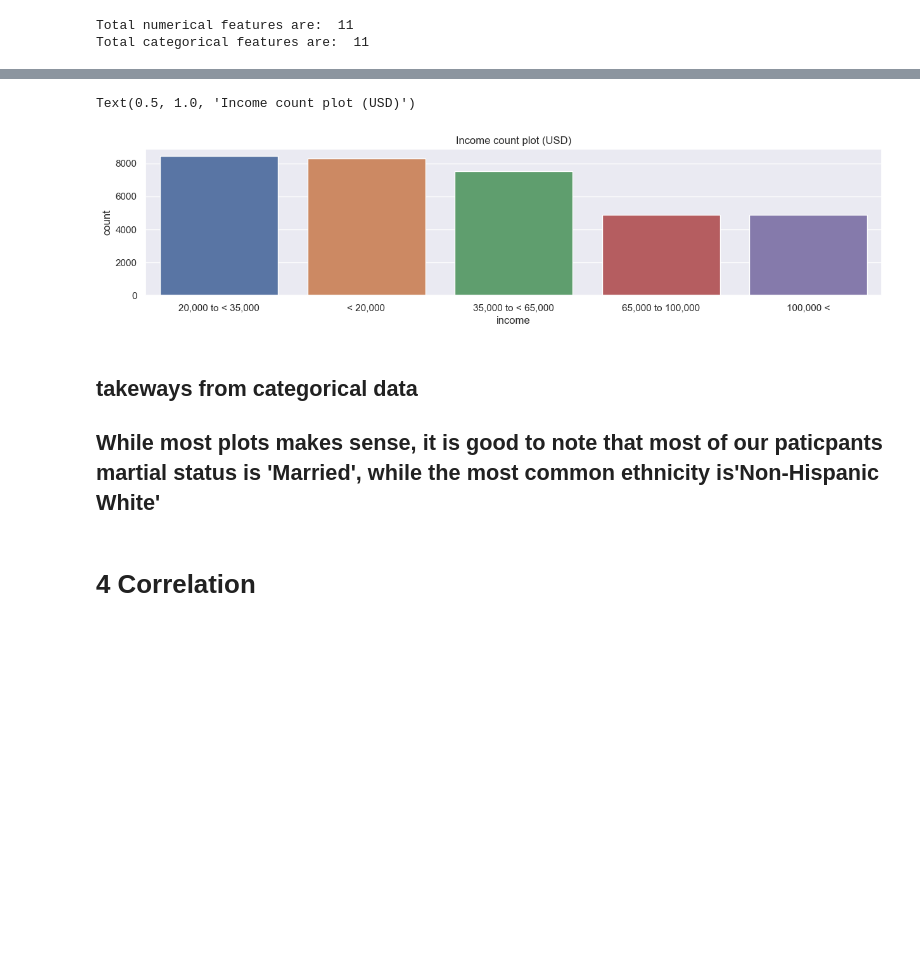
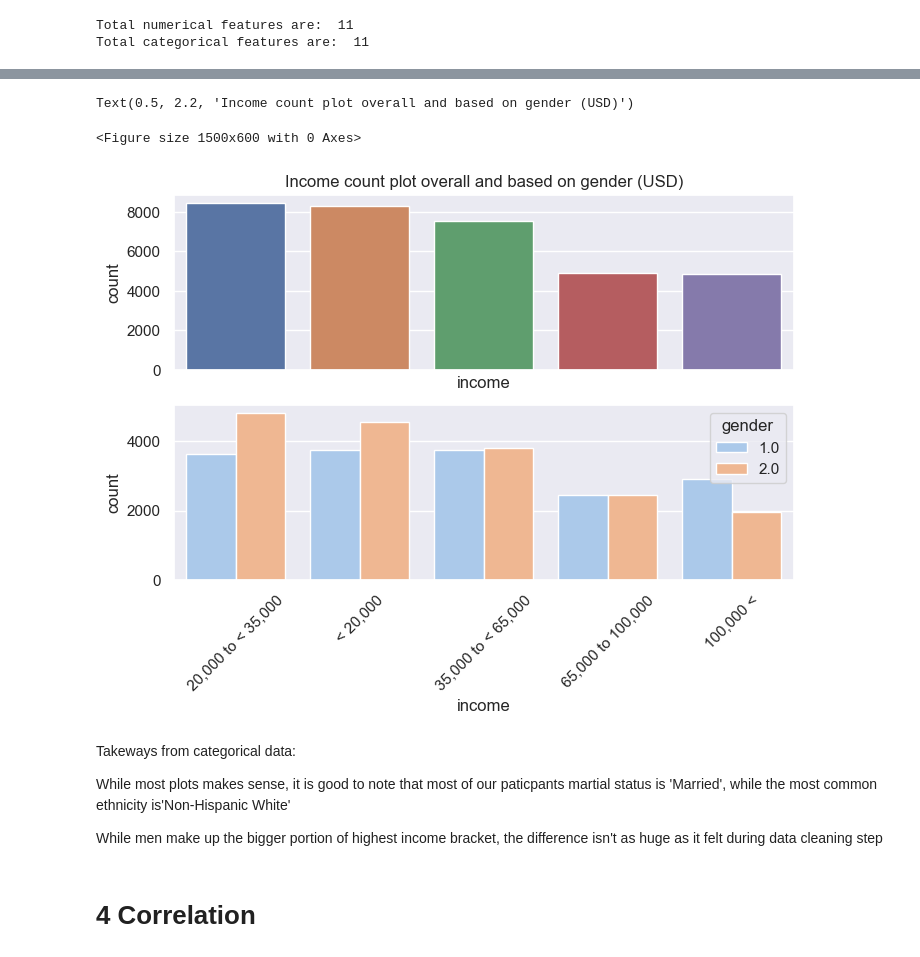
Before and after one commit to omi-singh17/Cardio-Disease-Prediction, a Jupyter notebook: 02 Exploratory Data Analysis/02_EDA.ipynb, the cells around one changed output, grey strips where cells are left out. Cells and saved outputs as stored; diff of their text form; code cells hidden in the pictures; blank space fills up the shorter version.

```diff
--- a/02 Exploratory Data Analysis/02_EDA.ipynb
+++ b/02 Exploratory Data Analysis/02_EDA.ipynb
@@ -167,23 +191,29 @@ for i in enumerate(categorical_features):
 # %%
 #update income values to actual range to get better idea of spread
 
-temp = df
-temp['income'] = df['income'].replace([1.0,2.0,3.0,4.0,13.0],'< 20,000')
-temp['income'] = df['income'].replace([5.0,6.0,12.0],'20,000 to < 35,000')
-temp['income'] = df['income'].replace([7.0,8.0,9.0],'35,000 to < 65,000')
-temp['income'] = df['income'].replace([10.0,11.0,14.0],'65,000 to 100,000')
-temp['income'] = df['income'].replace([15.0],'100,000 <')
+temp = df.copy()
+temp['income'] = temp['income'].replace([1.0,2.0,3.0,4.0,13.0],'< 20,000')
+temp['income'] = temp['income'].replace([5.0,6.0,12.0],'20,000 to < 35,000')
+temp['income'] = temp['income'].replace([7.0,8.0,9.0],'35,000 to < 65,000')
+temp['income'] = temp['income'].replace([10.0,11.0,14.0],'65,000 to 100,000')
+temp['income'] = temp['income'].replace([15.0],'100,000 <')
 
-plt.figure(figsize = (15,3))
-sns.countplot(x = 'income', data = temp, palette = 'deep' , order=temp['income'].value_counts().index)
-plt.title ('Income count plot (USD)')
+plt.figure(figsize = (15,6))
+fig, ax =plt.subplots(2, sharex = True)
+sns.countplot(ax = ax[0], x = 'income', data = temp, palette = 'deep' , order=temp['income'].value_counts().index)
+sns.countplot(ax=ax[1], x = 'income', data = temp, palette='pastel' , order=temp['income'].value_counts().index , hue='gender')
+plt.xticks(rotation = 45)
+plt.title ('Income count plot overall and based on gender (USD)', x=0.5, y=2.2)
 # %% [output]
-Text(0.5, 1.0, 'Income count plot (USD)')
+Text(0.5, 2.2, 'Income count plot overall and based on gender (USD)')
+<Figure size 1500x600 with 0 Axes>
-[figure, old version]
+[figure, new version]
 # %% [markdown]
-## takeways from categorical data
+Takeways from categorical data:
 
-## While most plots makes sense, it is good to note that most of our paticpants martial status is 'Married', while the most common ethnicity is'Non-Hispanic White'
+While most plots makes sense, it is good to note that most of our paticpants martial status is 'Married', while the most common ethnicity is'Non-Hispanic White'
+
+While men make up the bigger portion of highest income bracket, the difference isn't as huge as it felt during data cleaning step
 # %% [markdown]
 # 4 Correlation
 # %%
```
Also changed, not shown: parts of 35 cells of this notebook, 2 other files.
